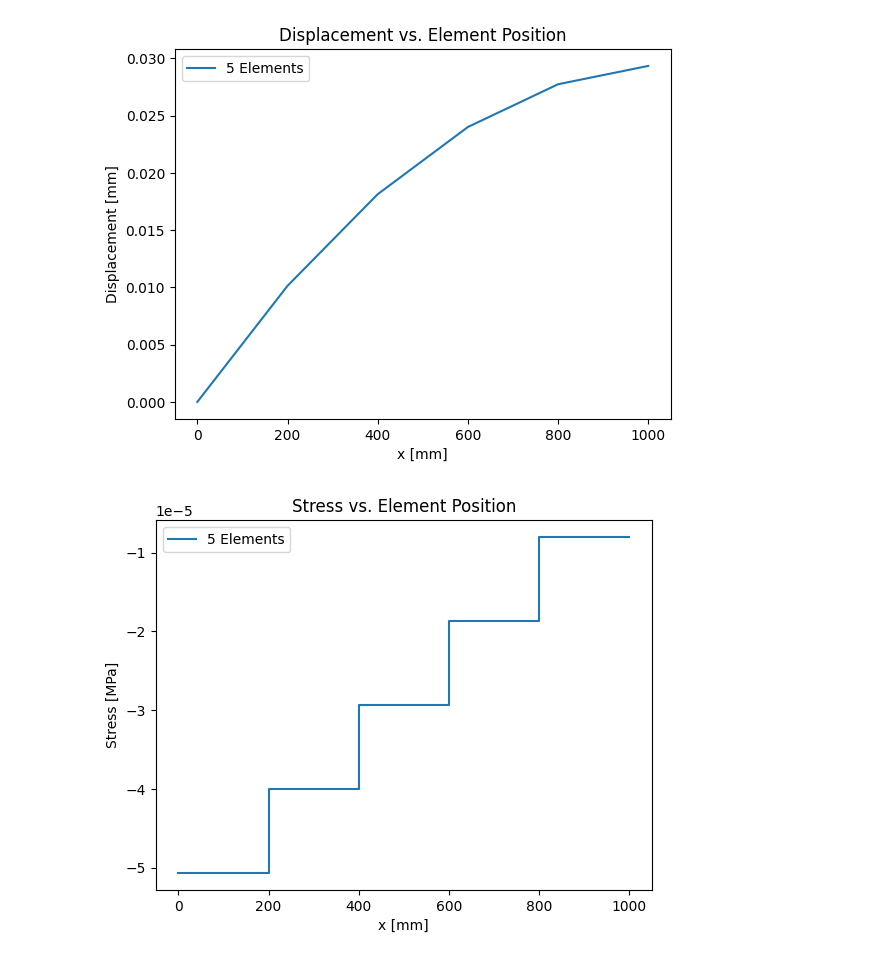
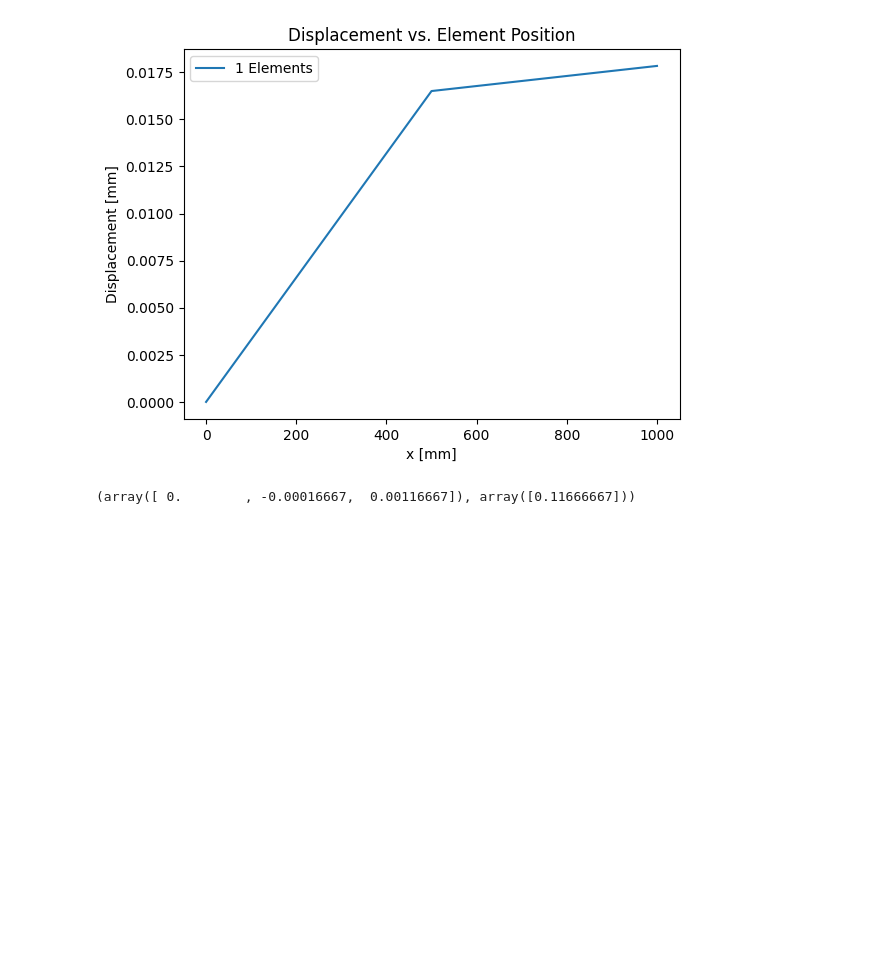
Before and after one commit to efekaanefe/ME413-Finite-Element-Method, a Jupyter notebook: Truss1D.ipynb, the cells around one changed output. Saved outputs shown, nothing was run; the diff lists cells and outputs as text; code cells hidden in the pictures; blank space fills up the shorter version.

Commit message:
quadratic displacement kinda works

```diff
--- a/Truss1D.ipynb
+++ b/Truss1D.ipynb
@@ -19,7 +19,7 @@ class TrussElement:
             return k*np.array([[1, -1], [-1, 1]])
         elif self.shape_function == "quadratic":
             k = self.E * self.A / (self.length*3)
-            return k*np.array([[7, -8, 1], [-4, 8, -4], [1, -8, 7]])
+            return k*np.array([[7, -8, 1], [-8, 16, -8], [1, -8, 7]])
 
     def load_vector(self):
         # Calculate the load vector for the element
@@ -50,14 +50,13 @@ class Truss1D:
         # create TrussElemets for a specified length of truss with num_elements
         element_length = self.L / self.num_elem
         for i, element_i in enumerate(range(self.num_elem)):
+
             if self.shape_function == "linear":
-                x1 = element_i * element_length
-                x2 = (element_i + 1) * element_length
                 node_indeces = [element_i, element_i + 1]
-                self.elements[i] = TrussElement(node_indeces, self.E,  self.A, element_length,q=self.q, shape_function=self.shape_function)
+            elif self.shape_function == "quadratic":
+                node_indeces = [2*element_i-1, 2*element_i, 2*element_i+1]
 
-            elif self.shape_function == "quadratic":
-                nodes = [2*element_i-1, 2*element_i, 2*element_i+1]
+            self.elements[i] = TrussElement(node_indeces, self.E,  self.A, element_length,q=self.q, shape_function=self.shape_function)
 
     def __repr__(self):
         return self.elements
@@ -78,14 +77,16 @@ class TrussSolver:
 
     def assemble_global_matrices(self):
         # Assemble the global stiffness and load vector
+        node_per_element = len(self.truss.elements[0].nodes)
+
         for i, element in enumerate(self.truss.elements):
             k_element = element.stiffness_matrix()
-            for j in range(2):
-                for k in range(2):
+            for j in range(node_per_element):
+                for k in range(node_per_element):
                     self.K_global[element.nodes[j], element.nodes[k]] += k_element[j, k]
 
         for i, element in enumerate(self.truss.elements):
-            for j in range(2):
+            for j in range(node_per_element):
                 f_element = element.load_vector()
                 self.F_global[element.nodes[j]] += f_element[j]
         self.F_global[-1] += self.truss.F_applied_at_end
@@ -104,8 +105,30 @@ class TrussSolver:
         # Calculate stresses in each element
         self.stresses = np.zeros(self.truss.num_elem)
         for i, element in enumerate(self.truss.elements):
-            self.stresses[i] = (self.displacements[element.nodes[0]] - self.displacements[element.nodes[1]])/element.length
+            del_x = element.length if self.truss.shape_function == "linear" else 0.5*element.length
+            del_u = (self.displacements[element.nodes[0]] - self.displacements[element.nodes[1]])
+            self.stresses[i] = self.truss.E * del_u / del_x
         return self.stresses
+# %%
+E=50*10**3
+A=75
+L=1000
+
+num_elem = 1
+my_truss = Truss1D(num_elem, E, A, L, q = 1, F_applied_at_end=10, shape_function="quadratic")
+my_truss.create_elements()
+
+
+solver = TrussSolver(my_truss)
+solver.solve()
+
+# print(solver.K_global, solver.F_global, solver.displacements, solver.stresses)
+
+plotter = Plotter(solver)
+plotter.plot_displacements()
+# plotter.plot_stresses()
+# %% [output]
+[figure, added]
 # %%
 
 class Plotter:
@@ -138,21 +155,9 @@ class Plotter:
         plt.ylabel('Stress [MPa]')
         plt.legend()
         plt.show()
-# %%
-E=50*10**3
-A=75
-L=1000
-
-num_elem = 5
-my_truss = Truss1D(num_elem, E, A, L, q = 0.2, F_applied_at_end=10, shape_function="linear")
-my_truss.create_elements()
-
-solver = TrussSolver(my_truss)
-solver.solve()
-
-plotter = Plotter(solver)
-plotter.plot_displacements()
-plotter.plot_stresses()
-# %% [output]
-[figure, removed]
-[figure, removed]
+# %%
+K, F, u, sigma = solver.K_global, solver.F_global, solver.solve_displacements(), solver.compute_stresses()
+
+u, sigma
+# %% [output]
+(array([ 0.        , -0.00016667,  0.00116667]), array([0.11666667]))
```
Also changed, not shown: parts of 1 cell of this notebook.
